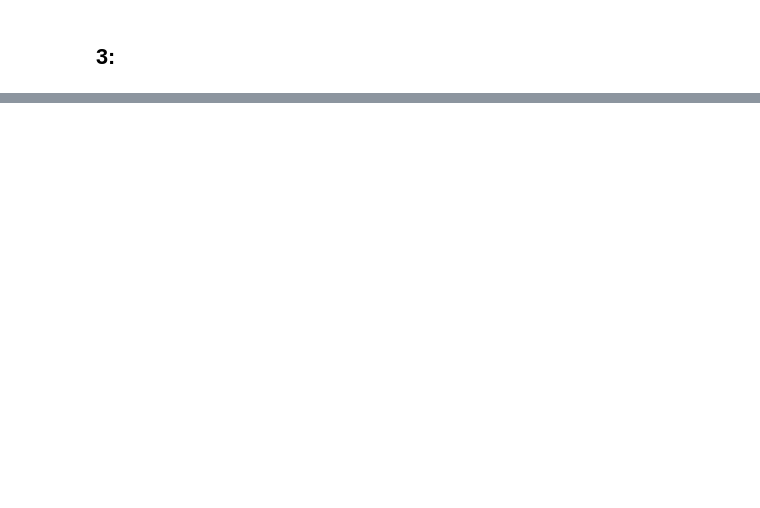
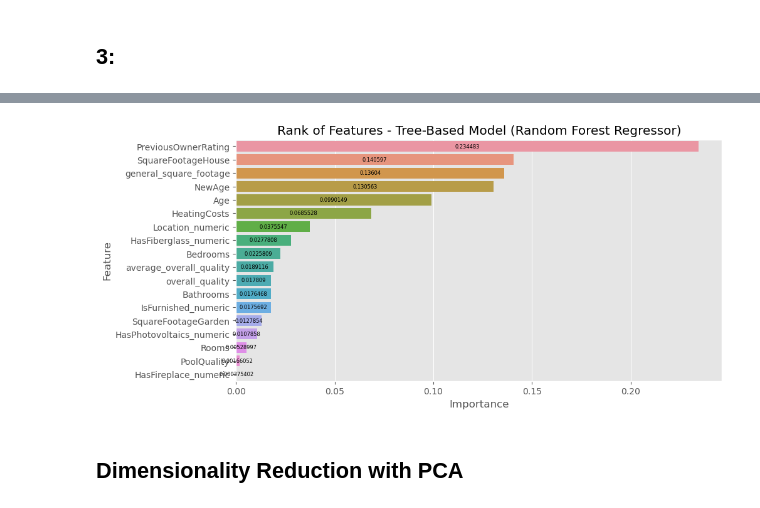
Before and after one commit to NiksSsSsSsSsS/KDDM1, a Jupyter notebook: Group Project, Group 17, EDA & Data Preprocessing.ipynb, the cells around one changed output, grey strips where cells are left out. Cells and saved outputs as stored; diff of their text form; code cells hidden in the pictures; blank space fills up the shorter version.

```diff
--- a/Group Project, Group 17, EDA & Data Preprocessing.ipynb
+++ b/Group Project, Group 17, EDA & Data Preprocessing.ipynb
@@ -489,0 +619,18 @@ df = df_median.copy()
+# %%
+target_rfr = 'Price'
+features_rfr = [col for col in df.columns if col != target_rfr]
+# %%
+x_rfr = df[features_rfr]
+y_rfr = df[target_rfr]
+# %%
+x_train_rfr, x_test_rfr, y_train_rfr, y_test_rfr = train_test_split(x_rfr, y_rfr, test_size=0.2, random_state=42)
+# %%
+model_rfr = RandomForestRegressor()
+
+model_rfr.fit(x_train_rfr, y_train_rfr)
+
+importances = model_rfr.feature_importances_
+
+importance_scores = pd.DataFrame({'Feature': features_rfr, 'Importance': importances})
+importance_scores_sorted = importance_scores.sort_values(by='Importance', ascending=False)
+importance_scores_sorted
@@ -489,0 +655,10 @@ df = df_median.copy()
+# %%
+plt.figure(figsize=(10,5))
+ax = sns.barplot(x='Importance', y='Feature', data=importance_scores_sorted)
+ax.bar_label(ax.containers[0], fontsize=6, label_type='center')
+plt.title('Rank of Features - Tree-Based Model (Random Forest Regressor)')
+plt.show()
+# %% [output]
+[figure, added]
+# %% [markdown]
+## Dimensionality Reduction with PCA
```
Also changed, not shown: parts of 38 cells of this notebook.
